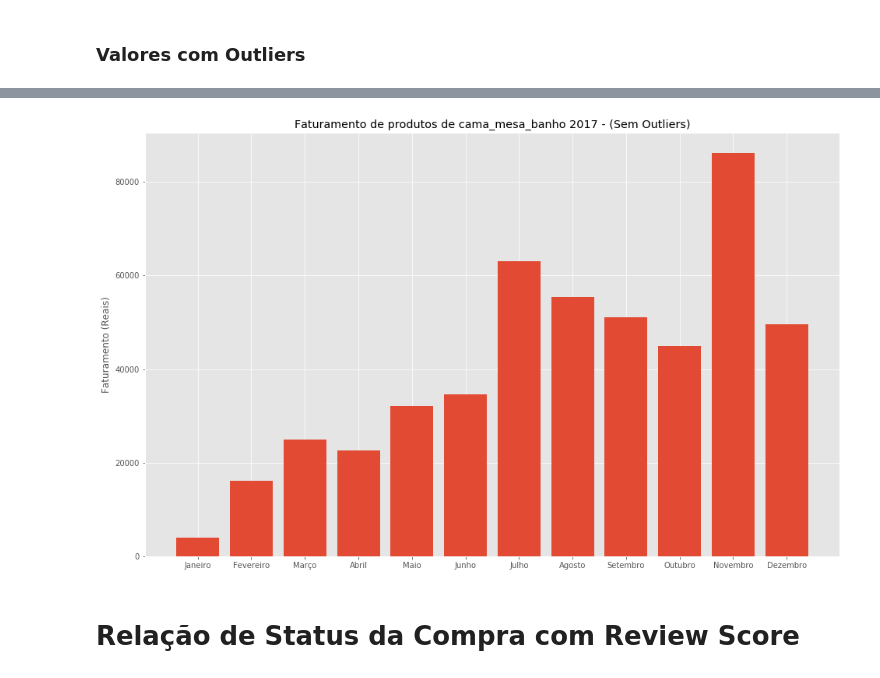
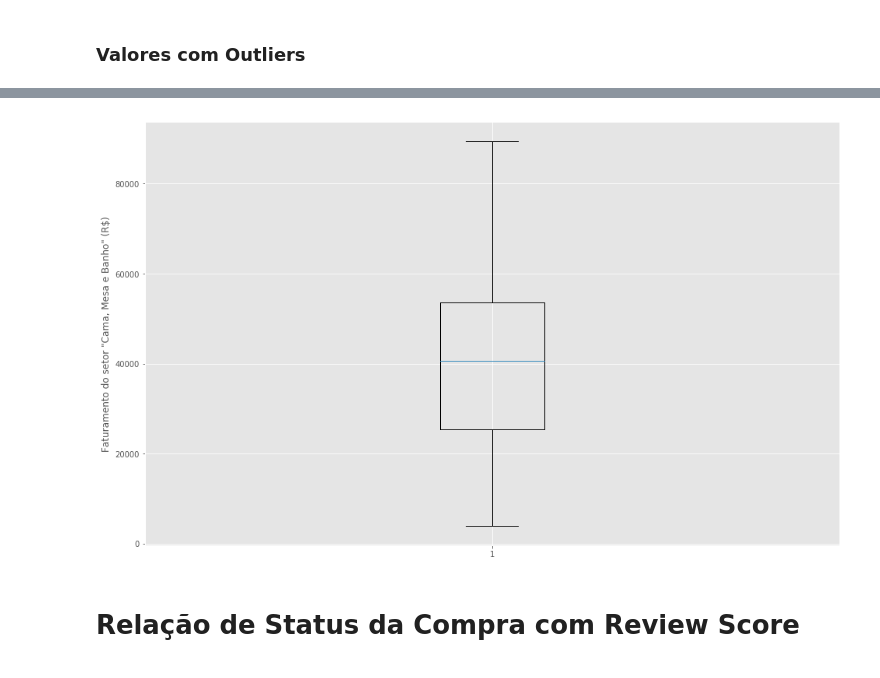
Before and after one commit to Crissky/brazilian-ecommerce, a Jupyter notebook: Notebooks/GERAL.ipynb, the cells around one changed output, grey strips where cells are left out. Saved outputs shown, nothing was run; the diff lists cells and outputs as text; code cells hidden in the pictures.

```diff
--- a/Notebooks/GERAL.ipynb
+++ b/Notebooks/GERAL.ipynb
@@ -1013,15 +975,0 @@ plt.show()
-# %%
-primQuart = produtos_orderItens2['price'].quantile(.25)
-ultiQuart = produtos_orderItens2['price'].quantile(.75)
-
-limInf = primQuart-(1.5*(ultiQuart-primQuart))
-limSup = ultiQuart+(1.5*(ultiQuart-primQuart))
-
-print("LI:",limInf, "LS:",limSup)
-#produtos_orderItens2['price'][produtos_orderItens2['price'] > quartSup]
-
-plt.boxplot(produtos_orderItens2['price'])
-plt.show()
-
-produtos_orderItens2['price'] = produtos_orderItens2['price'].apply(
-    lambda x: limSup if x>limSup else (limInf if x<limInf else x))
@@ -1031,14 +976,10 @@ LI: -17454.701250000035 LS: 93971.44875000033
-# %%
-fig, ax = plt.subplots()
-#ax.set_title('Faturamento de produtos de cama, mesa e banho em 2017 - (Sem os Outliers)')
-ax.set_title('Faturamento de produtos de ' +categoria+ ' ' +str(ano)+ ' - (Sem Outliers)')
-ax.set_ylabel('Faturamento (Reais)')
-ax.set_xticks(range(1, 13))
-ax.set_xticklabels(months)
-ax.bar(produtos_orderItens2.index, produtos_orderItens2['price'])
-plt.show()
-# %% [output]
-[figure, removed]
+# %%
+fig2, ax2 = plt.subplots()
+ax2.boxplot(produtos_orderItens2['price'])
+ax2.set_ylabel('Faturamento do setor "Cama, Mesa e Banho" (R$)')
+plt.show()
+# %% [output]
+[figure, added]
 # %% [markdown]
 # Relação de Status da Compra com Review Score
 # %%
```
Also changed, not shown: parts of 9 cells of this notebook.
